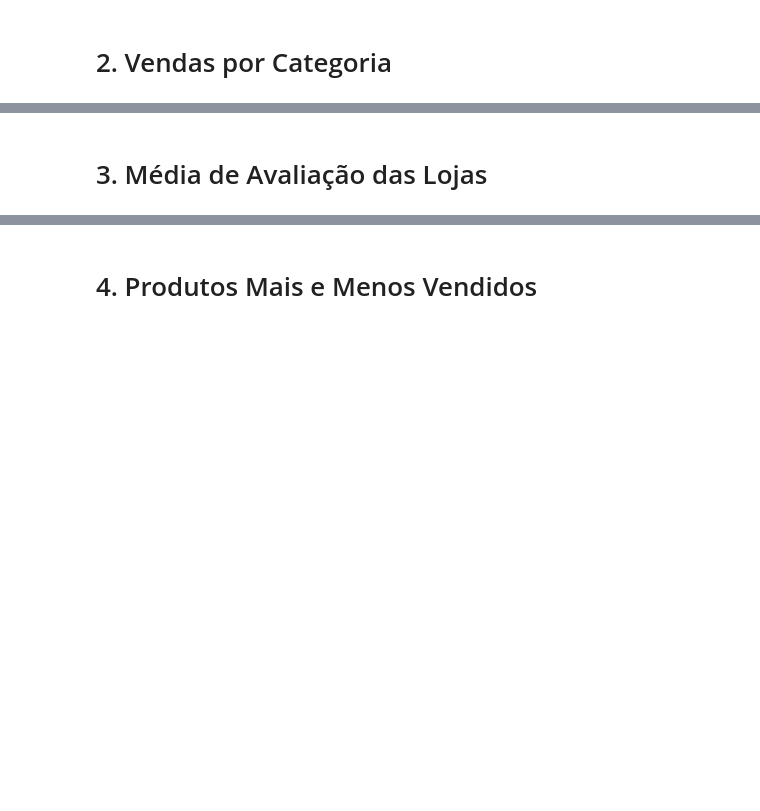
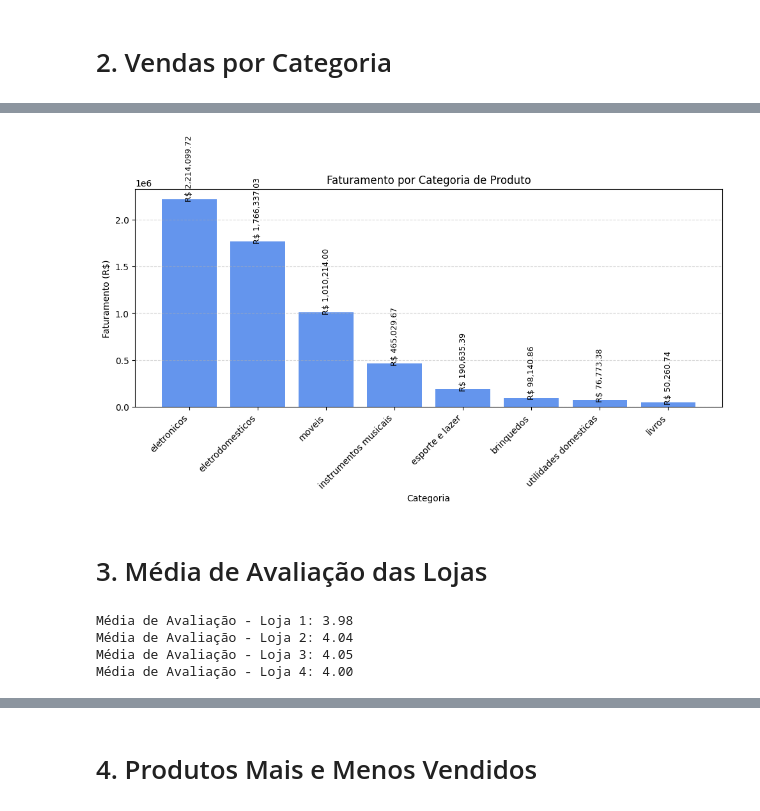
Before and after one commit to LucasCA-Git/ONE-Data_Science, a Jupyter notebook: colab/AluraStoreBr.ipynb, the cells around one changed output, grey strips where cells are left out. Saved outputs shown, nothing was run; the diff lists cells and outputs as text; code cells hidden in the pictures; blank space fills up the shorter version.

Commit message:
Avaliação de loja

```diff
--- a/colab/AluraStoreBr.ipynb
+++ b/colab/AluraStoreBr.ipynb
@@ -52,3 +52,12 @@ plt.show()
 [figure]
 # %% [markdown]
 # 2. Vendas por Categoria
+# %%
+# Agrupando por categoria e somando os valores
+faturamento_categoria = pd.concat([loja, loja2, loja3, loja4])
+faturamento_categoria = faturamento_categoria.groupby("Categoria do Produto")["Preço"].sum().sort_values(ascending=False)
+
+# Exibindo o resultado
+print("Faturamento por Categoria:\n")
+for categoria, valor in faturamento_categoria.items():
+    print(f"{categoria}: R$ {valor:,.2f}")
@@ -55,2 +75,39 @@ plt.show()
+# %%
+import matplotlib.pyplot as plt
+
+# Gráfico de barras por categoria
+plt.figure(figsize=(10, 6))
+plt.bar(faturamento_categoria.index, faturamento_categoria.values, color='cornflowerblue')
+plt.title("Faturamento por Categoria de Produto")
+plt.xlabel("Categoria")
+plt.ylabel("Faturamento (R$)")
+plt.xticks(rotation=45, ha='right')
+plt.grid(axis='y', linestyle='--', alpha=0.5)
+
+# Adiciona os valores em cima das barras
+for i, valor in enumerate(faturamento_categoria.values):
+    plt.text(i, valor + 100, f"R$ {valor:,.2f}", ha='center', fontsize=9, rotation=90)
+
+plt.tight_layout()
+plt.show()
+# %% [output]
+[figure, added]
 # %% [markdown]
 # 3. Média de Avaliação das Lojas
+# %%
+# Calculando a média de avaliação de cada loja
+media_avaliacao_loja1 = loja["Avaliação da compra"].mean()
+media_avaliacao_loja2 = loja2["Avaliação da compra"].mean()
+media_avaliacao_loja3 = loja3["Avaliação da compra"].mean()
+media_avaliacao_loja4 = loja4["Avaliação da compra"].mean()
+
+# Mostrando os resultados formatados
+print(f"Média de Avaliação - Loja 1: {media_avaliacao_loja1:.2f}")
+print(f"Média de Avaliação - Loja 2: {media_avaliacao_loja2:.2f}")
+print(f"Média de Avaliação - Loja 3: {media_avaliacao_loja3:.2f}")
+print(f"Média de Avaliação - Loja 4: {media_avaliacao_loja4:.2f}")
+# %% [output]
+Média de Avaliação - Loja 1: 3.98
+Média de Avaliação - Loja 2: 4.04
+Média de Avaliação - Loja 3: 4.05
+Média de Avaliação - Loja 4: 4.00
```
Also changed, not shown: parts of 2 cells of this notebook.
